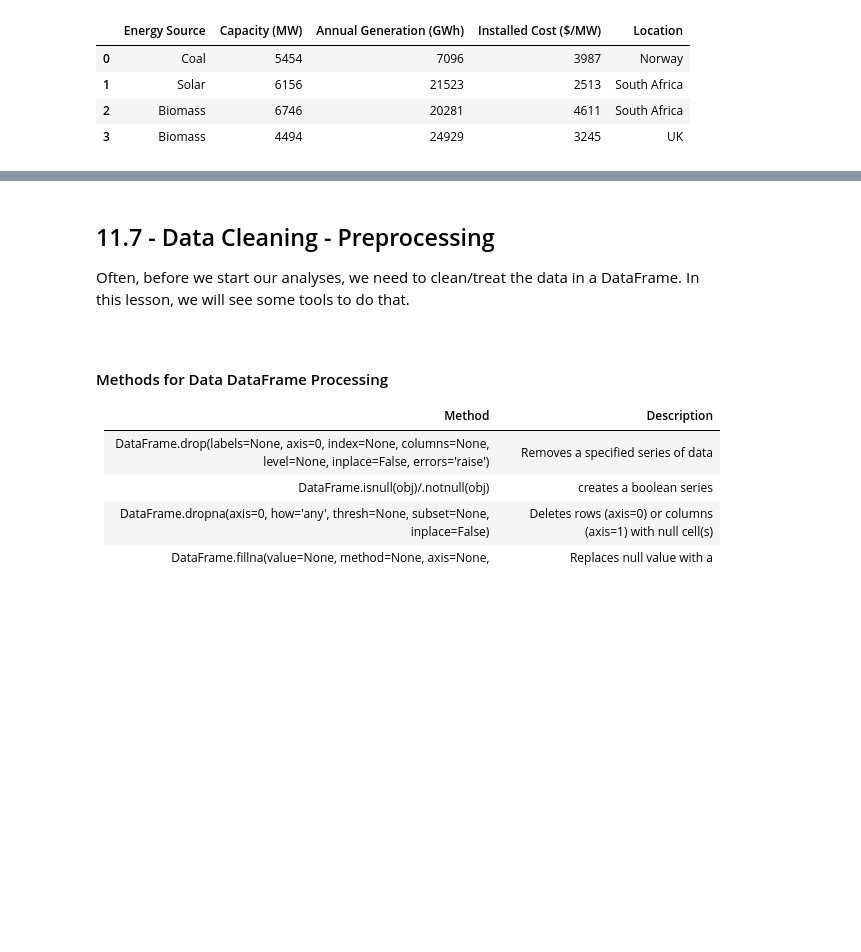
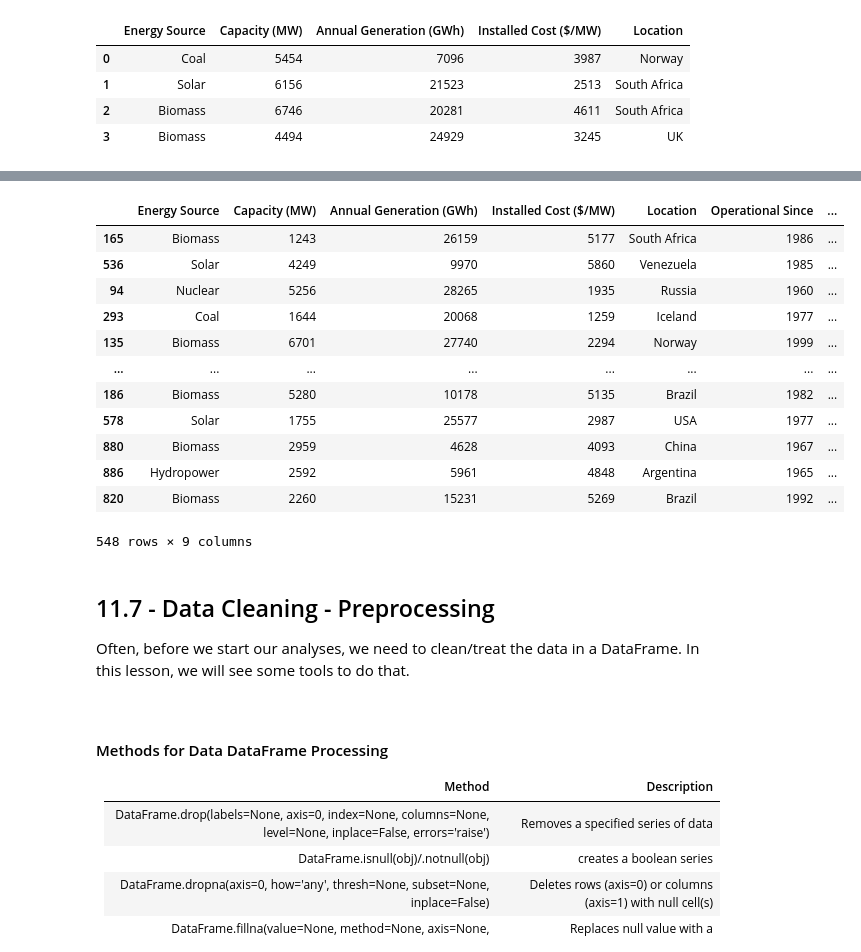
Before and after one commit to rafaelpsilva07/python-for-engineers-and-scientists, a Jupyter notebook: lessons/m2 - Section 11 - Pandas.ipynb, the cells around one changed output, grey strips where cells are left out. Drawn from its saved outputs; the diff is of its cells as text; code cells hidden in the pictures; blank space fills up the shorter version.

```diff
--- a/lessons/m2 - Section 11 - Pandas.ipynb
+++ b/lessons/m2 - Section 11 - Pandas.ipynb
@@ -521,3 +585,19 @@ df = pd.read_csv(file)
+# %%
+df_renewable.sort_values('Efficiency (%)')
+# %% [output]
+|  | Energy Source | Capacity (MW) | Annual Generation (GWh) | Installed Cost ($/MW) | Location | Operational Since | ... |
+| 165 | Biomass | 1243 | 26159 | 5177 | South Africa | 1986 | ... |
+| 536 | Solar | 4249 | 9970 | 5860 | Venezuela | 1985 | ... |
+| 94 | Nuclear | 5256 | 28265 | 1935 | Russia | 1960 | ... |
+| 293 | Coal | 1644 | 20068 | 1259 | Iceland | 1977 | ... |
+| 135 | Biomass | 6701 | 27740 | 2294 | Norway | 1999 | ... |
+| ... | ... | ... | ... | ... | ... | ... | ... |
+| 186 | Biomass | 5280 | 10178 | 5135 | Brazil | 1982 | ... |
+| 578 | Solar | 1755 | 25577 | 2987 | USA | 1977 | ... |
+| 880 | Biomass | 2959 | 4628 | 4093 | China | 1967 | ... |
+| 886 | Hydropower | 2592 | 5961 | 4848 | Argentina | 1965 | ... |
+| 820 | Biomass | 2260 | 15231 | 5269 | Brazil | 1992 | ... |
+548 rows × 9 columns
 # %% [markdown]
 ## 11.7 - Data Cleaning - Preprocessing
 
```
Also changed, not shown: parts of 5 cells of this notebook.
